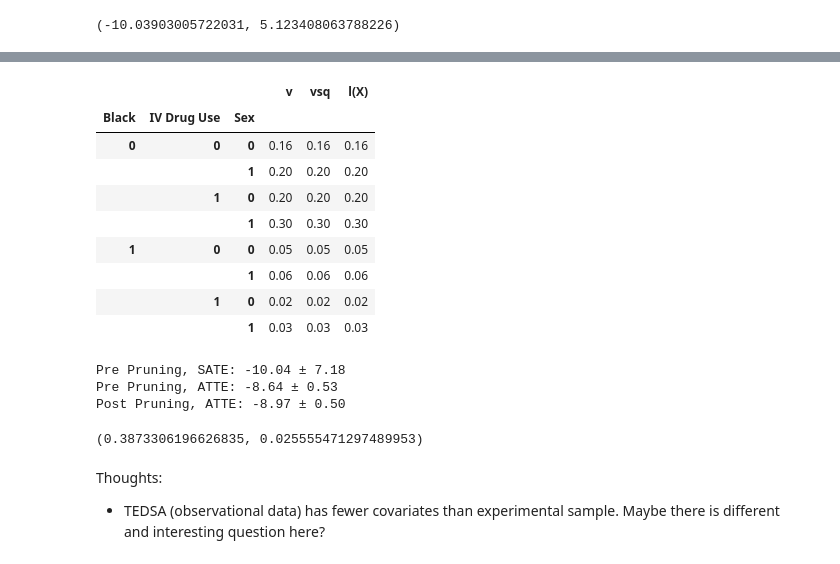
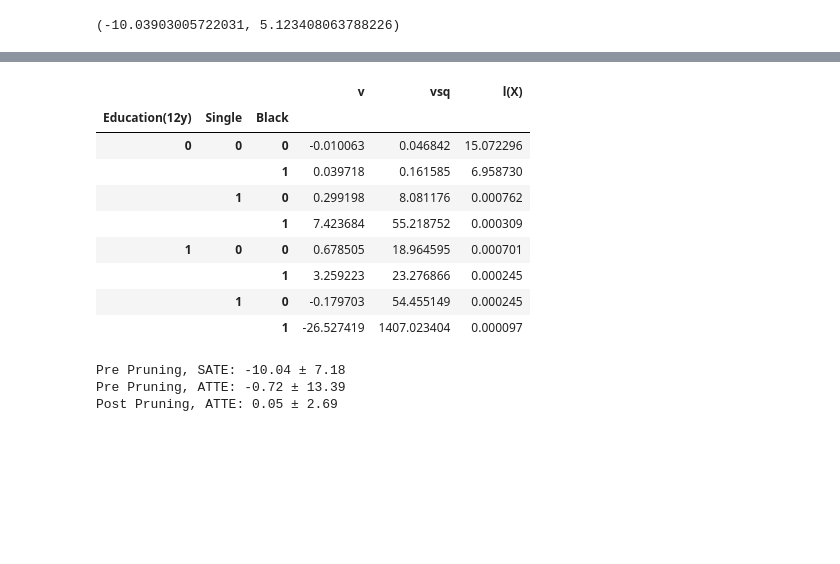
Before and after one commit to harsh-parikh/fuse, a Jupyter notebook: tedsa_analysis.ipynb, the cells around one changed output, grey strips where cells are left out. Drawn from its saved outputs; the diff is of its cells as text; code cells hidden in the pictures; blank space fills up the shorter version.

```diff
--- a/tedsa_analysis.ipynb
+++ b/tedsa_analysis.ipynb
@@ -139,7 +128,7 @@ print(
 # %% [output]
 (-10.03903005722031, 5.123408063788226)
 # %%
-df_primary = pd.concat([df_tedsa_cc.sample(frac=0.05), ct94_cc])
+df_primary = pd.concat([df_tedsa_cc.sample(frac=1, replace=False), ct94_cc])
 
 df_ = df_primary.drop(columns=[outcome_cols[0]]).fillna(0)
 
@@ -317,22 +252,16 @@ X.join(S).join(D_forest[["v", "vsq", "l(X)"]]).groupby(
-# %%
-(
-    X.join(D_forest[["v", "vsq", "l(X)", "S"]])
-    .loc[D_forest["S"] == 0]
-    .groupby(by=["Black", "IV Drug Use", "Sex"])
-    .count()[["v", "vsq", "l(X)"]]
-    / (X.join(D_forest[["v", "vsq", "l(X)", "S"]]).loc[D_forest["S"] == 0].shape[0])
-).round(2)
-# %% [output]
-|  |  |  | v | vsq | l(X) |
-| Black | IV Drug Use | Sex |  |  |  |
-| 0 | 0 | 0 | 0.16 | 0.16 | 0.16 |
-|  |  | 1 | 0.20 | 0.20 | 0.20 |
-|  | 1 | 0 | 0.20 | 0.20 | 0.20 |
-|  |  | 1 | 0.30 | 0.30 | 0.30 |
-| 1 | 0 | 0 | 0.05 | 0.05 | 0.05 |
-|  |  | 1 | 0.06 | 0.06 | 0.06 |
-|  | 1 | 0 | 0.02 | 0.02 | 0.02 |
-|  |  | 1 | 0.03 | 0.03 | 0.03 |
+# %%
+D_forest.groupby(by=["Education(12y)", "Single", "Black"]).mean()[["v", "vsq", "l(X)"]]
+# %% [output]
+|  |  |  | v | vsq | l(X) |
+| Education(12y) | Single | Black |  |  |  |
+| 0 | 0 | 0 | -0.010063 | 0.046842 | 15.072296 |
+|  |  | 1 | 0.039718 | 0.161585 | 6.958730 |
+|  | 1 | 0 | 0.299198 | 8.081176 | 0.000762 |
+|  |  | 1 | 7.423684 | 55.218752 | 0.000309 |
+| 1 | 0 | 0 | 0.678505 | 18.964595 | 0.000701 |
+|  |  | 1 | 3.259223 | 23.276866 | 0.000245 |
+|  | 1 | 0 | -0.179703 | 54.455149 | 0.000245 |
+|  |  | 1 | -26.527419 | 1407.023404 | 0.000097 |
 # %%
 print(
     r"Pre Pruning, SATE: %.2f ± %.2f"
@@ -372,5 +301,5 @@ print(
 )
 # %% [output]
 Pre Pruning, SATE: -10.04 ± 7.18
-Pre Pruning, ATTE: -8.64 ± 0.53
-Post Pruning, ATTE: -8.97 ± 0.50
+Pre Pruning, ATTE: -0.72 ± 13.39
+Post Pruning, ATTE: 0.05 ± 2.69
@@ -383,13 +305,0 @@ S_interest = S.loc[pop_interest]
-# %%
-(
-    np.mean(
-        selection_score.predict_proba(X_interest)[:, 1]
-        / selection_score.predict_proba(X_interest)[:, 0]
-    ),
-    S_interest.mean() / (1 - S_interest.mean()),
-)
-# %% [output]
-(0.3873306196626835, 0.025555471297489953)
-# %% [markdown]
-Thoughts:
-* TEDSA (observational data) has fewer covariates than experimental sample. Maybe there is different and interesting question here?
```
Also changed, not shown: parts of 12 cells of this notebook, 2 other files.
